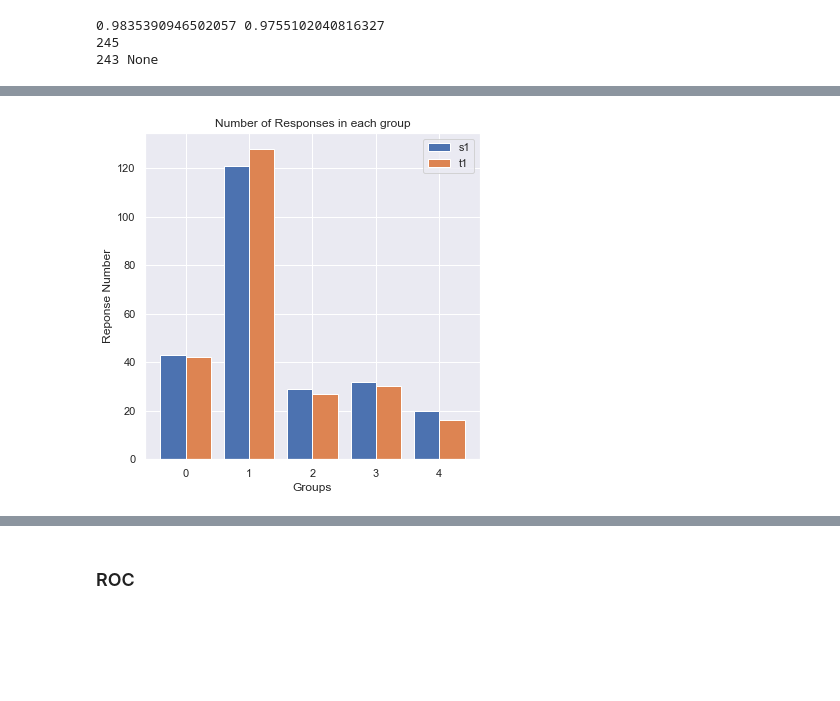
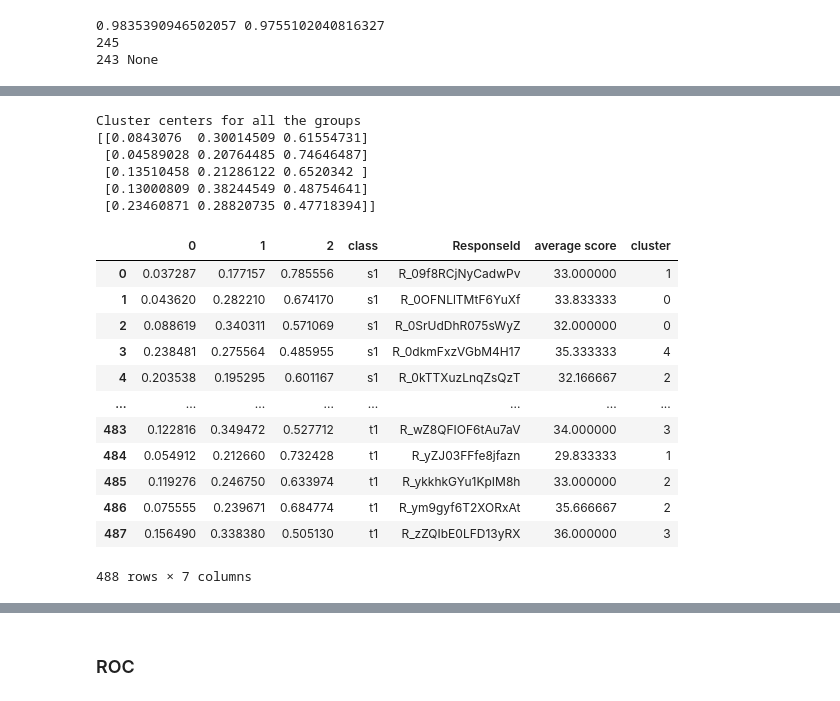
Before and after one commit to Thunderbeee/hai-cooking, a Jupyter notebook: modeling/round-scale-modeling.ipynb, the cells around one changed output, grey strips where cells are left out. Drawn from its saved outputs; the diff is of its cells as text; code cells hidden in the pictures; blank space fills up the shorter version.

```diff
--- a/modeling/round-scale-modeling.ipynb
+++ b/modeling/round-scale-modeling.ipynb
@@ -411,17 +445,14 @@ def sum_of_squares(model):
 # %%
 # counter-factual with K-Means Clustering
+# and print out the centers them
 
-def clustering_label(model, cluster_size):
+def clustering_label(df, cluster_size):
 
-    # gives the clustered class of each sample in s1 and t1
-    s1_prob_pred = pd.DataFrame(model.predict_proba(X_s1))
-    s1_prob_pred['class'] = 's1'
-    s1_prob_pred['ResponseId'] = dat_s1["ResponseId"]
-    t1_prob_pred = pd.DataFrame(model.predict_proba(X_t1))
-    t1_prob_pred['class'] = 't1'
-    s1_prob_pred['ResponseId'] = dat_t1['ResponseId']
-    merge_s1_t1 = s1_prob_pred.append(t1_prob_pred, ignore_index = True)
     kmeans = KMeans(n_clusters = cluster_size, random_state = 42)
-    labels = kmeans.fit_predict(merge_s1_t1.iloc[:,0:3])
-    merge_s1_t1['cluster'] = labels
-    return merge_s1_t1
+    labels = kmeans.fit_predict(df.iloc[:,0:3])
+    df['cluster'] = labels
+
+    print("Cluster centers for all the groups")
+    print(kmeans.cluster_centers_)
+
+    return df
@@ -646,5 +680,23 @@ sum_of_squares(RF)
 # %%
-df_rf = clustering_label(RF, 5)
-plotting_label(df_rf, 5)
+df_rf = constructing_df(RF, 5)
+clustering_label(df_rf, 5)
 # %% [output]
-[figure, removed]
+Cluster centers for all the groups
+[[0.0843076  0.30014509 0.61554731]
+ [0.04589028 0.20764485 0.74646487]
+ [0.13510458 0.21286122 0.6520342 ]
+ [0.13000809 0.38244549 0.48754641]
+ [0.23460871 0.28820735 0.47718394]]
+|  | 0 | 1 | 2 | class | ResponseId | average score | cluster |
+| 0 | 0.037287 | 0.177157 | 0.785556 | s1 | R_09f8RCjNyCadwPv | 33.000000 | 1 |
+| 1 | 0.043620 | 0.282210 | 0.674170 | s1 | R_0OFNLlTMtF6YuXf | 33.833333 | 0 |
+| 2 | 0.088619 | 0.340311 | 0.571069 | s1 | R_0SrUdDhR075sWyZ | 32.000000 | 0 |
+| 3 | 0.238481 | 0.275564 | 0.485955 | s1 | R_0dkmFxzVGbM4H17 | 35.333333 | 4 |
+| 4 | 0.203538 | 0.195295 | 0.601167 | s1 | R_0kTTXuzLnqZsQzT | 32.166667 | 2 |
+| ... | ... | ... | ... | ... | ... | ... | ... |
+| 483 | 0.122816 | 0.349472 | 0.527712 | t1 | R_wZ8QFIOF6tAu7aV | 34.000000 | 3 |
+| 484 | 0.054912 | 0.212660 | 0.732428 | t1 | R_yZJ03FFfe8jfazn | 29.833333 | 1 |
+| 485 | 0.119276 | 0.246750 | 0.633974 | t1 | R_ykkhkGYu1KpIM8h | 33.000000 | 2 |
+| 486 | 0.075555 | 0.239671 | 0.684774 | t1 | R_ym9gyf6T2XORxAt | 35.666667 | 2 |
+| 487 | 0.156490 | 0.338380 | 0.505130 | t1 | R_zZQIbE0LFD13yRX | 36.000000 | 3 |
+488 rows × 7 columns
```
Also changed, not shown: parts of 11 cells of this notebook.
